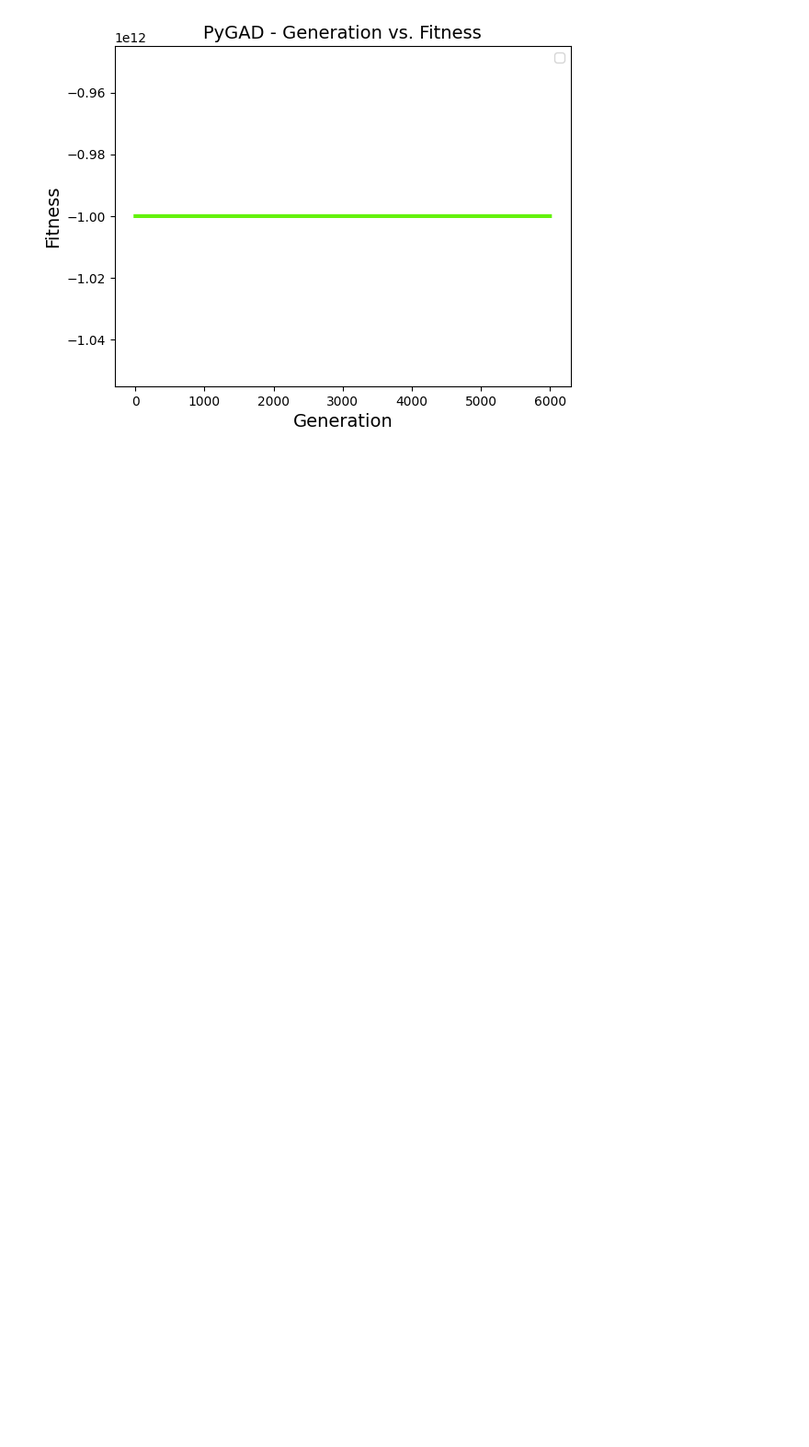
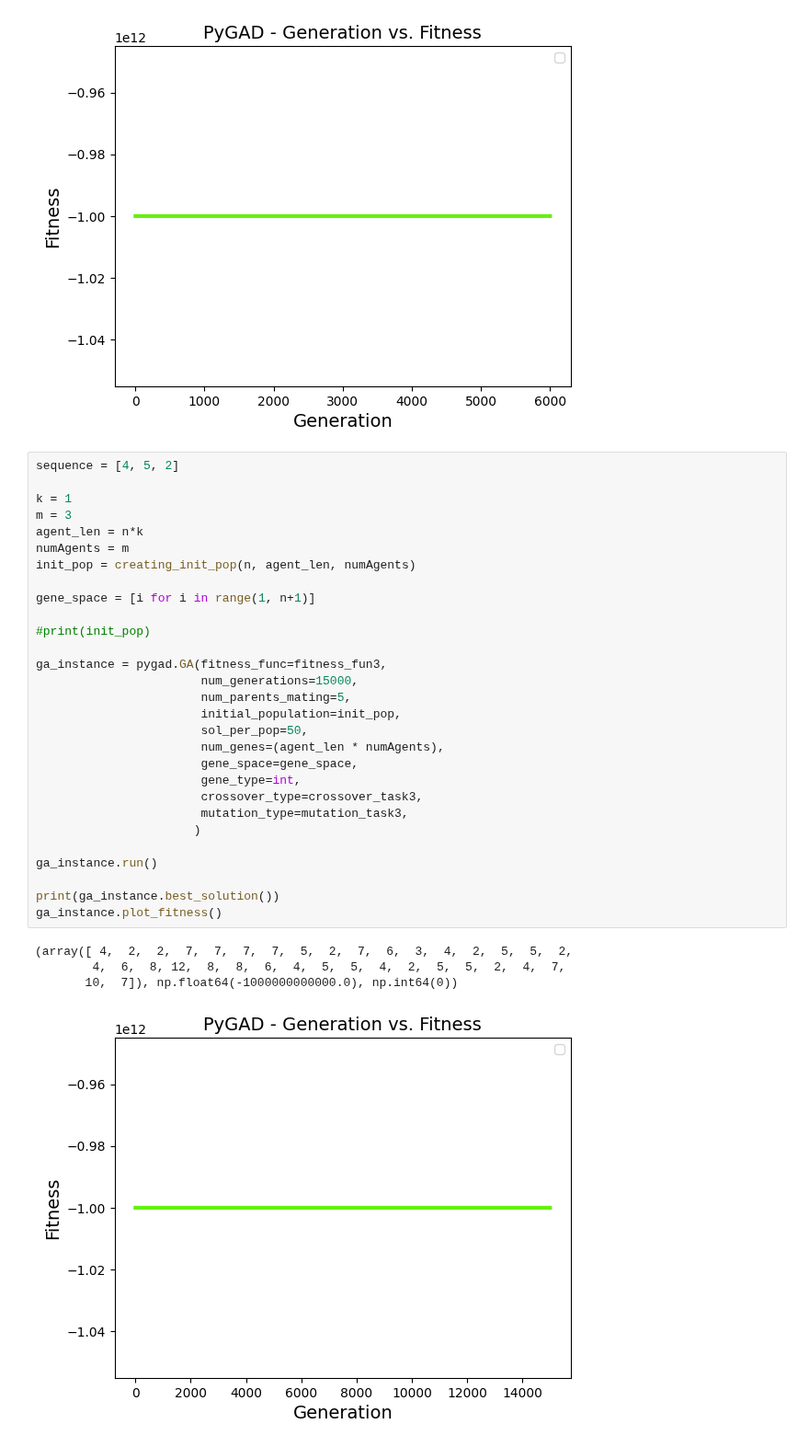
Before and after one commit to Favstina/IntelligentSystems-Assigment_1, a Jupyter notebook: Assigment1.ipynb, the cells around one changed output. Shown at 92% size. Saved outputs shown, nothing was run; the diff lists cells and outputs as text; blank space fills up the shorter version.

Commit message:
1. task, funkcije za lažje preverjanje GA

```diff
--- a/Assigment1.ipynb
+++ b/Assigment1.ipynb
@@ -910,3 +913,37 @@ ga_instance.plot_fitness()
 # %% [output]
 [figure]
 [figure]
+# %%
+sequence = [4, 5, 2]
+
+k = 1
+m = 3
+agent_len = n*k
+numAgents = m
+init_pop = creating_init_pop(n, agent_len, numAgents)
+
+gene_space = [i for i in range(1, n+1)]
+
+#print(init_pop)
+
+ga_instance = pygad.GA(fitness_func=fitness_fun3,
+                       num_generations=15000,
+                       num_parents_mating=5,
+                       initial_population=init_pop,
+                       sol_per_pop=50,
+                       num_genes=(agent_len * numAgents),
+                       gene_space=gene_space,
+                       gene_type=int,
+                       crossover_type=crossover_task3,
+                       mutation_type=mutation_task3,
+                      )
+
+ga_instance.run()
+
+print(ga_instance.best_solution())
+ga_instance.plot_fitness()
+# %% [output]
+(array([ 4,  2,  2,  7,  7,  7,  7,  5,  2,  7,  6,  3,  4,  2,  5,  5,  2,
+        4,  6,  8, 12,  8,  8,  6,  4,  5,  5,  4,  2,  5,  5,  2,  4,  7,
+       10,  7]), np.float64(-1000000000000.0), np.int64(0))
+[figure, added]
```
Also changed, not shown: parts of 18 cells of this notebook.
